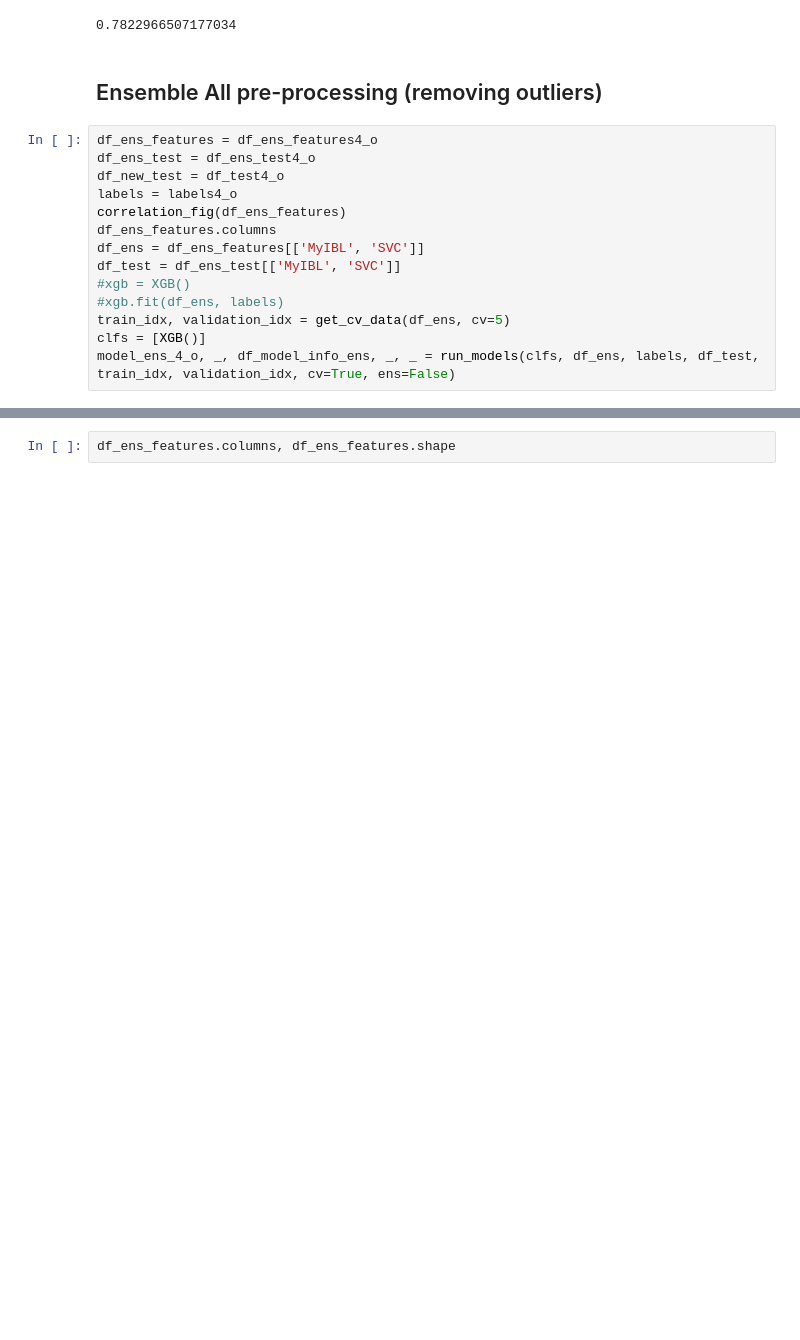
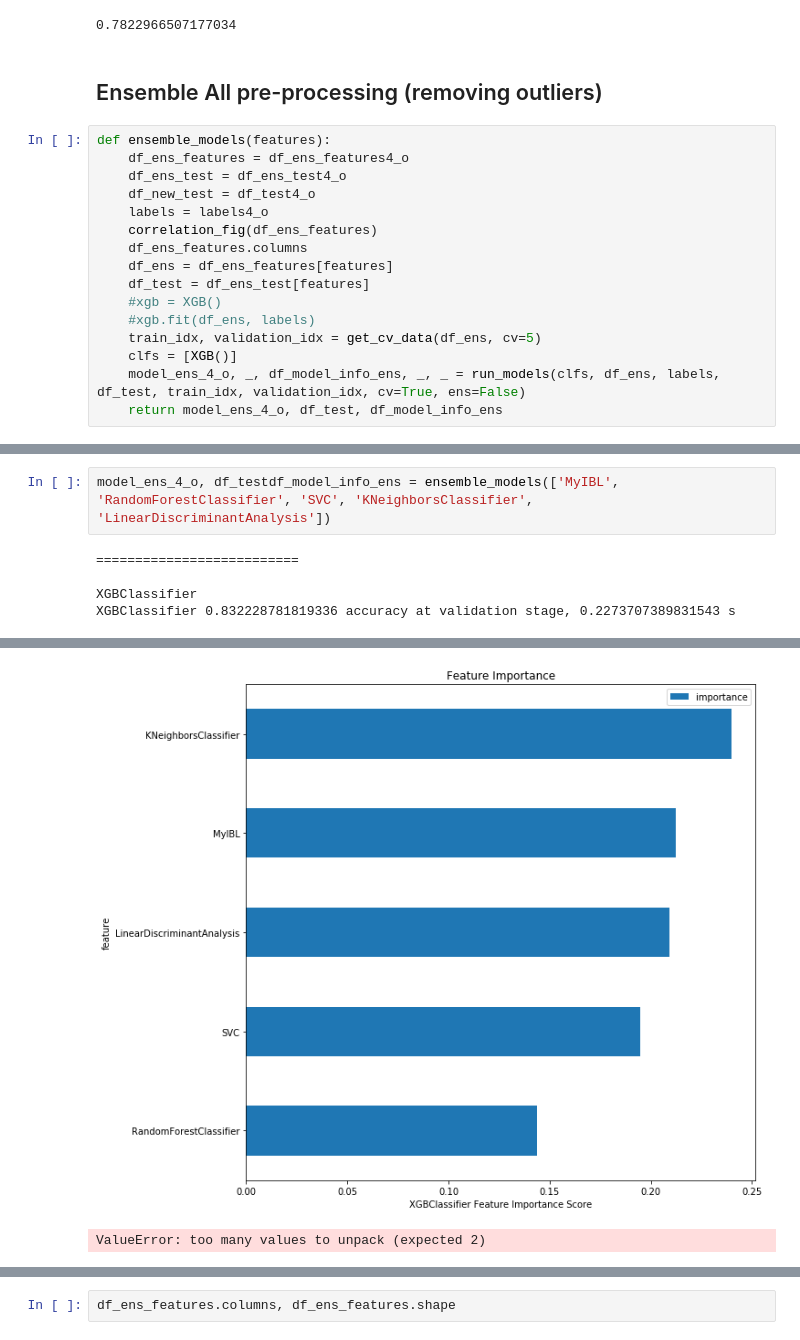
Before and after one commit to jforjohn/titanic_survival, a Jupyter notebook: ModelAnalysis.ipynb, the cells around one changed output, grey strips where cells are left out. Saved outputs shown, nothing was run; the diff lists cells and outputs as text; blank space fills up the shorter version.

Commit message:
JUPYTER:MODEL: add ensemble function

```diff
--- a/ModelAnalysis.ipynb
+++ b/ModelAnalysis.ipynb
@@ -808,16 +814,18 @@ model_ens_4[0].score(df_test, labels_test)
 # %% [markdown]
 ## Ensemble All pre-processing (removing outliers)
 # %%
-df_ens_features = df_ens_features4_o
-df_ens_test = df_ens_test4_o
-df_new_test = df_test4_o
-labels = labels4_o
-correlation_fig(df_ens_features)
-df_ens_features.columns
-df_ens = df_ens_features[['MyIBL', 'SVC']]
-df_test = df_ens_test[['MyIBL', 'SVC']]
-#xgb = XGB()
-#xgb.fit(df_ens, labels)
-train_idx, validation_idx = get_cv_data(df_ens, cv=5)
-clfs = [XGB()]
-model_ens_4_o, _, df_model_info_ens, _, _ = run_models(clfs, df_ens, labels, df_test, train_idx, validation_idx, cv=True, ens=False)
+def ensemble_models(features):
+    df_ens_features = df_ens_features4_o
+    df_ens_test = df_ens_test4_o
+    df_new_test = df_test4_o
+    labels = labels4_o
+    correlation_fig(df_ens_features)
+    df_ens_features.columns
+    df_ens = df_ens_features[features]
+    df_test = df_ens_test[features]
+    #xgb = XGB()
+    #xgb.fit(df_ens, labels)
+    train_idx, validation_idx = get_cv_data(df_ens, cv=5)
+    clfs = [XGB()]
+    model_ens_4_o, _, df_model_info_ens, _, _ = run_models(clfs, df_ens, labels, df_test, train_idx, validation_idx, cv=True, ens=False)
+    return model_ens_4_o, df_test, df_model_info_ens
@@ -830,0 +832,7 @@ XGBClassifier 0.8310924903193043 accuracy at validation stage, 0.176143884658813
+# %%
+model_ens_4_o, df_testdf_model_info_ens = ensemble_models(['MyIBL', 'RandomForestClassifier', 'SVC', 'KNeighborsClassifier', 'LinearDiscriminantAnalysis'])
+# %% [output]
+==========================
+
+XGBClassifier
+XGBClassifier 0.832228781819336 accuracy at validation stage, 0.2273707389831543 s
@@ -831,3 +840,5 @@ XGBClassifier 0.8310924903193043 accuracy at validation stage, 0.176143884658813
+[figure, added]
+ValueError: too many values to unpack (expected 2)
 # %%
 model_ens_4_o[0].score(df_test, labels_test)
 # %% [output]
```
Also changed, not shown: parts of 7 cells of this notebook.
